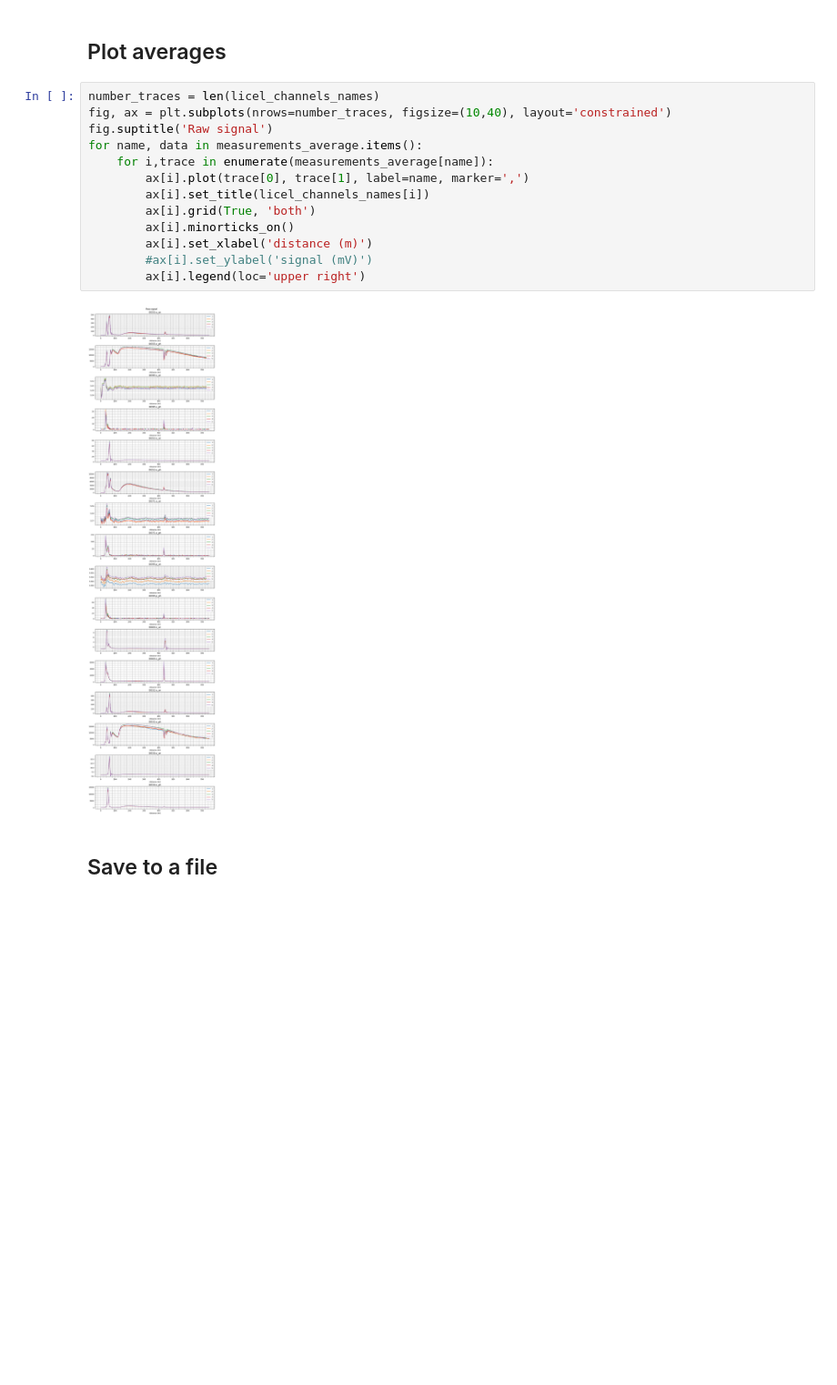
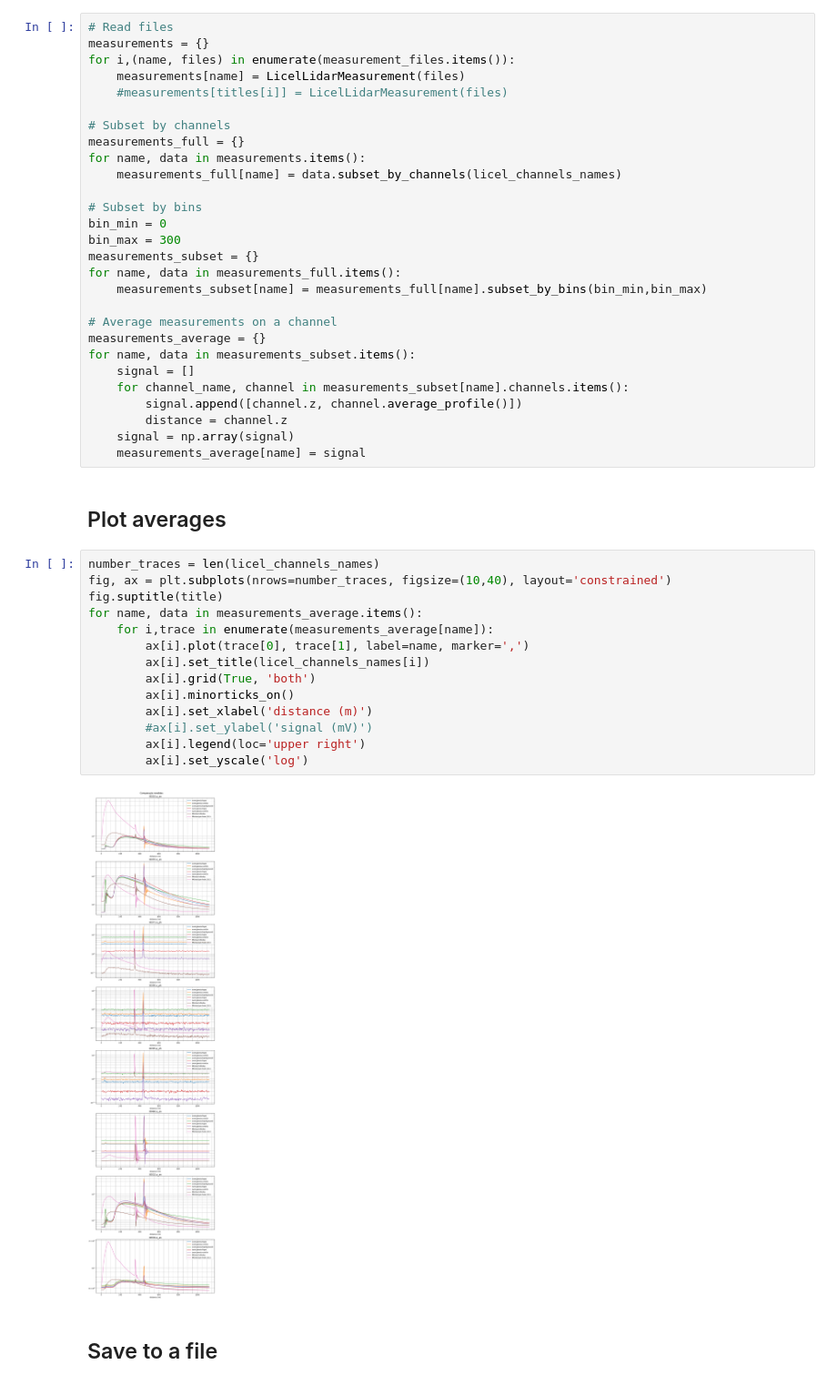
Before and after one commit to JairoRotava/lifa, a Jupyter notebook: notebooks/compare_files.ipynb, the cells around one changed output. Shown at 91% size. Drawn from its saved outputs; the diff is of its cells as text; blank space fills up the shorter version.

```diff
--- a/notebooks/compare_files.ipynb
+++ b/notebooks/compare_files.ipynb
@@ -68,19 +69,48 @@ for name, data in measurements_subset.items():
+# %%
+# Read files
+measurements = {}
+for i,(name, files) in enumerate(measurement_files.items()):
+    measurements[name] = LicelLidarMeasurement(files)
+    #measurements[titles[i]] = LicelLidarMeasurement(files)
+
+# Subset by channels
+measurements_full = {}
+for name, data in measurements.items():
+    measurements_full[name] = data.subset_by_channels(licel_channels_names)
+
+# Subset by bins
+bin_min = 0
+bin_max = 300
+measurements_subset = {}
+for name, data in measurements_full.items():
+    measurements_subset[name] = measurements_full[name].subset_by_bins(bin_min,bin_max)
+
+# Average measurements on a channel
+measurements_average = {}
+for name, data in measurements_subset.items():
+    signal = []
+    for channel_name, channel in measurements_subset[name].channels.items():
+        signal.append([channel.z, channel.average_profile()])
+        distance = channel.z
+    signal = np.array(signal)
+    measurements_average[name] = signal
 # %% [markdown]
 ## Plot averages
 # %%
 number_traces = len(licel_channels_names)
 fig, ax = plt.subplots(nrows=number_traces, figsize=(10,40), layout='constrained')
-fig.suptitle('Raw signal')
+fig.suptitle(title)
 for name, data in measurements_average.items():
     for i,trace in enumerate(measurements_average[name]):
         ax[i].plot(trace[0], trace[1], label=name, marker=',')
         ax[i].set_title(licel_channels_names[i])
         ax[i].grid(True, 'both')
         ax[i].minorticks_on()
         ax[i].set_xlabel('distance (m)')
         #ax[i].set_ylabel('signal (mV)')
         ax[i].legend(loc='upper right')
+        ax[i].set_yscale('log')
 # %% [output]
-[figure, old version]
+[figure, new version]
 # %% [markdown]
 ## Save to a file
```
Also changed, not shown: parts of 4 cells of this notebook, 5 other files.
